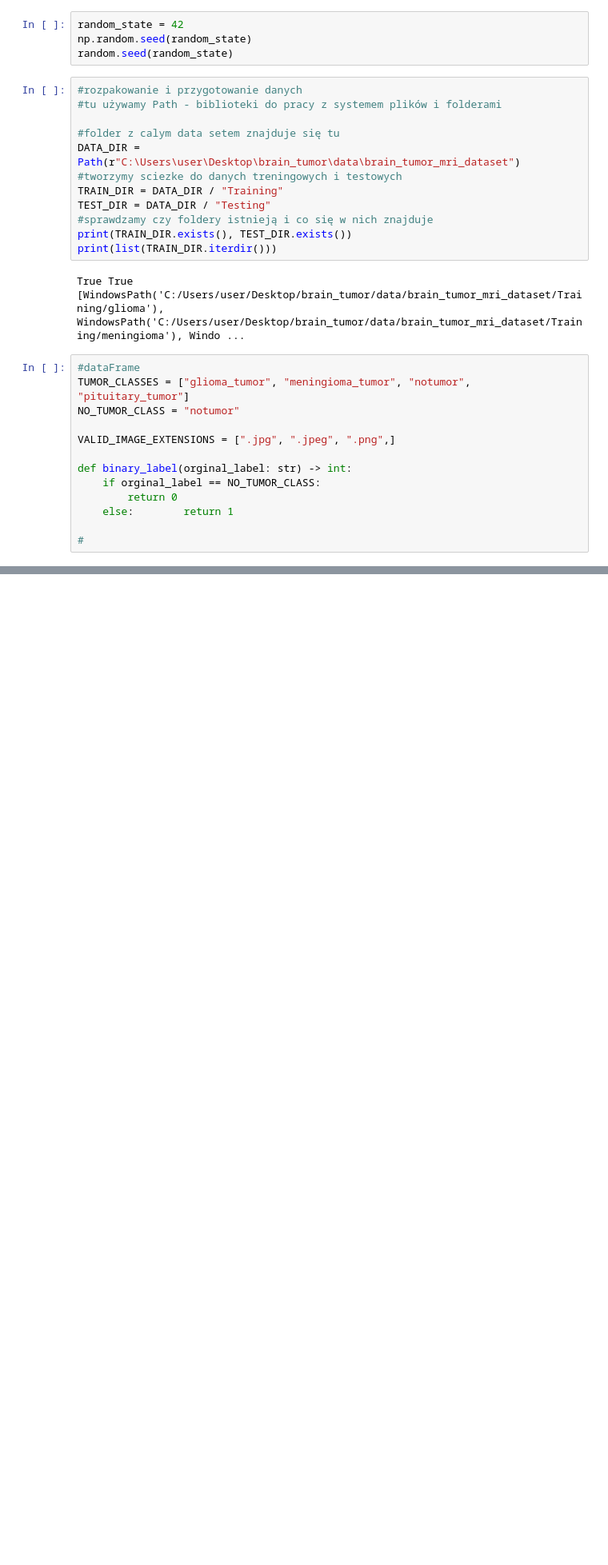
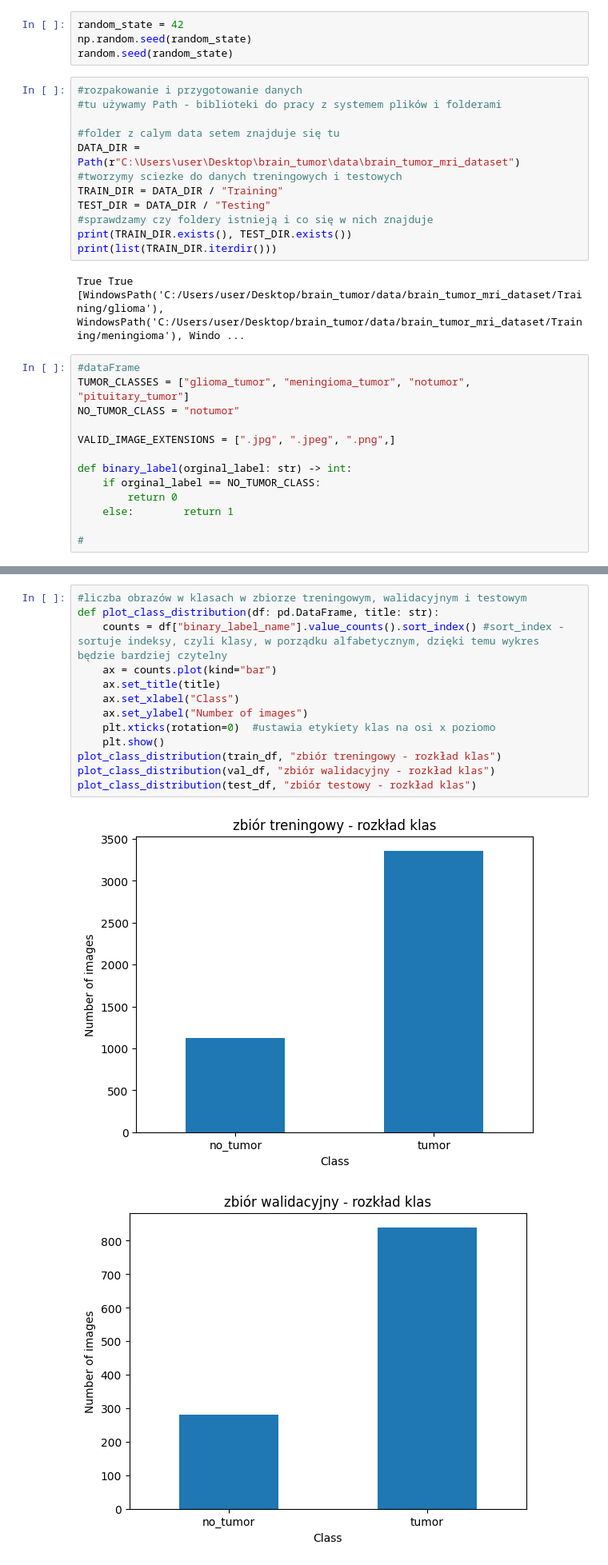
Before and after one commit to anielkayo/brain_tumor_ml, a Jupyter notebook: notebooks/01_eda_and_features.ipynb, the cells around one changed output, grey strips where cells are left out. Shown at 80% size. Saved outputs shown, nothing was run; the diff lists cells and outputs as text; blank space fills up the shorter version.

```diff
--- a/notebooks/01_eda_and_features.ipynb
+++ b/notebooks/01_eda_and_features.ipynb
@@ -154,3 +158,19 @@ binary_label_name
 tumor       1200
 no_tumor     400
 Name: count, dtype: int64
+# %%
+#liczba obrazów w klasach w zbiorze treningowym, walidacyjnym i testowym
+def plot_class_distribution(df: pd.DataFrame, title: str):
+    counts = df["binary_label_name"].value_counts().sort_index() #sort_index - sortuje indeksy, czyli klasy, w porządku alfabetycznym, dzięki temu wykres będzie bardziej czytelny
+    ax = counts.plot(kind="bar")
+    ax.set_title(title)
+    ax.set_xlabel("Class")
+    ax.set_ylabel("Number of images")
+    plt.xticks(rotation=0)  #ustawia etykiety klas na osi x poziomo
+    plt.show()
+plot_class_distribution(train_df, "zbiór treningowy - rozkład klas")
+plot_class_distribution(val_df, "zbiór walidacyjny - rozkład klas")
+plot_class_distribution(test_df, "zbiór testowy - rozkład klas")
+# %% [output]
+[figure, added]
+[figure, added]
```
Also changed, not shown: parts of 11 cells of this notebook.
